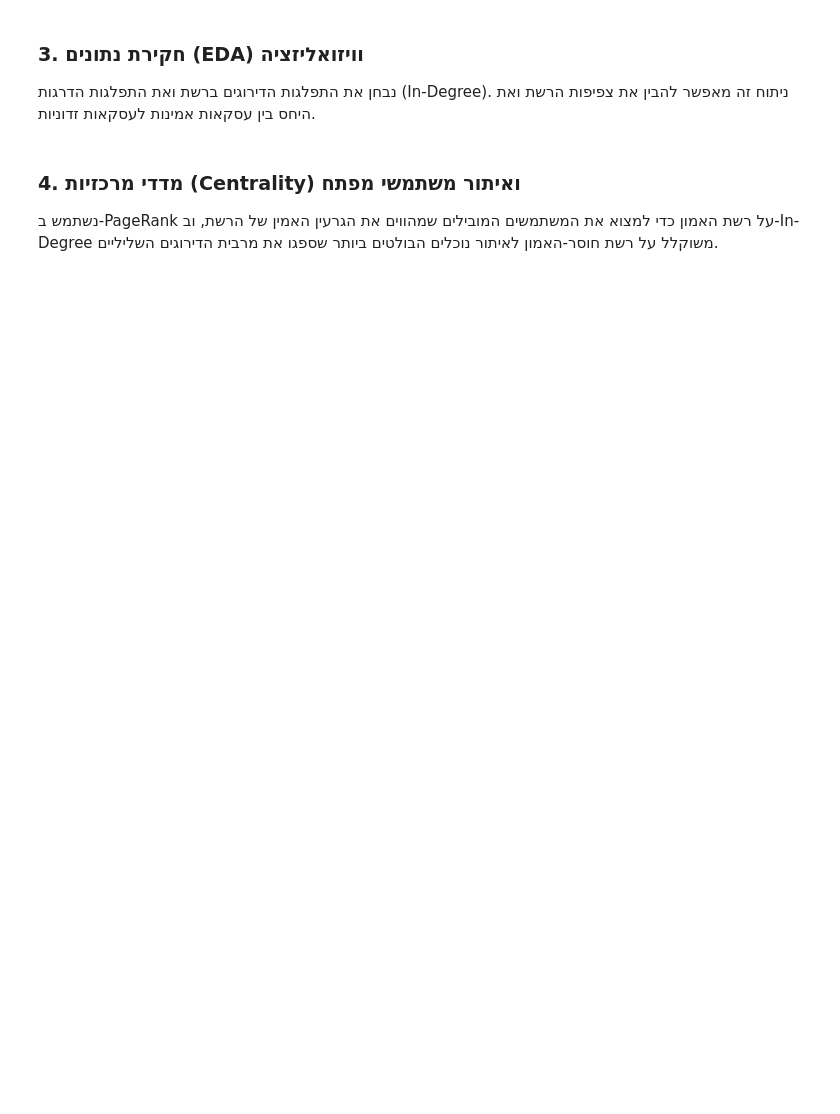
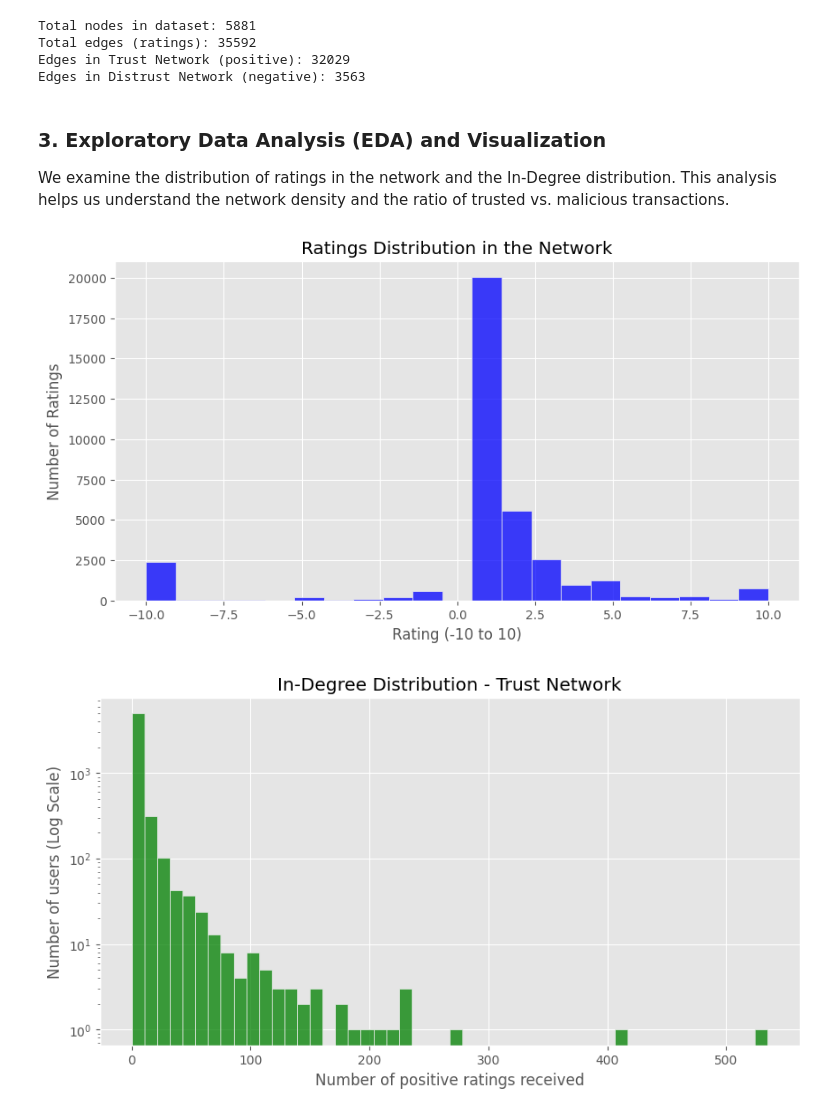
Before and after one commit to nevoiflah/Bitcoin-Trust-Network-Analysis, a Jupyter notebook: Bitcoin_Network_Analysis.ipynb, the cells around one changed output. Saved outputs shown, nothing was run; the diff lists cells and outputs as text; code cells hidden in the pictures; blank space fills up the shorter version.

```diff
--- a/Bitcoin_Network_Analysis.ipynb
+++ b/Bitcoin_Network_Analysis.ipynb
@@ -37,11 +54,11 @@ display(df.head())
 # %%
-# יצירת גרף מכוון
+# Create directed graph
 G = nx.from_pandas_edgelist(df, source='SOURCE', target='TARGET', edge_attr=['RATING', 'TIME'], create_using=nx.DiGraph())
 
-print(f"סה\"כ צמתים במאגר: {G.number_of_nodes()}")
-print(f"סה\"כ קשתות (דירוגים): {G.number_of_edges()}")
+print(f"Total nodes in dataset: {G.number_of_nodes()}")
+print(f"Total edges (ratings): {G.number_of_edges()}")
 
-# חלוקה לרשתות
+# Split into networks
 trust_edges = [(u, v, d) for u, v, d in G.edges(data=True) if d['RATING'] > 0]
 distrust_edges = [(u, v, d) for u, v, d in G.edges(data=True) if d['RATING'] < 0]
 
@@ -51,28 +68,33 @@ G_trust.add_edges_from(trust_edges)
 G_distrust = nx.DiGraph()
 G_distrust.add_edges_from(distrust_edges)
 
-print(f"קשתות ברשת האמון (חיובים): {G_trust.number_of_edges()}")
-print(f"קשתות ברשת חוסר האמון (שליליים): {G_distrust.number_of_edges()}")
+print(f"Edges in Trust Network (positive): {G_trust.number_of_edges()}")
+print(f"Edges in Distrust Network (negative): {G_distrust.number_of_edges()}")
+# %% [output]
+Total nodes in dataset: 5881
+Total edges (ratings): 35592
+Edges in Trust Network (positive): 32029
+Edges in Distrust Network (negative): 3563
-# %% [markdown]
-### 3. חקירת נתונים (EDA) וויזואליזציה
-נבחן את התפלגות הדירוגים ברשת ואת התפלגות הדרגות (In-Degree). ניתוח זה מאפשר להבין את צפיפות הרשת ואת היחס בין עסקאות אמינות לעסקאות זדוניות.
+# %% [markdown]
+### 3. Exploratory Data Analysis (EDA) and Visualization
+We examine the distribution of ratings in the network and the In-Degree distribution. This analysis helps us understand the network density and the ratio of trusted vs. malicious transactions.
 # %%
 plt.figure(figsize=(10, 5))
 sns.histplot(df['RATING'], bins=21, kde=False, color='blue')
-plt.title('התפלגות הדירוגים ברשת (Ratings Distribution)')
-plt.xlabel('דירוג (-10 עד 10)')
-plt.ylabel('מספר דירוגים')
+plt.title('Ratings Distribution in the Network')
+plt.xlabel('Rating (-10 to 10)')
+plt.ylabel('Number of Ratings')
 plt.show()
 
-# התפלגות דרגות נכנסות ברשת האמון
+# In-Degree distribution for Trust Network
 in_degrees_trust = [d for n, d in G_trust.in_degree()]
 plt.figure(figsize=(10, 5))
 sns.histplot(in_degrees_trust, bins=50, kde=False, color='green')
-plt.title('התפלגות דרגות נכנסות - רשת אמון (In-Degree Distribution)')
-plt.xlabel('מספר דירוגים חיוביים שהתקבלו')
-plt.ylabel('מספר משתמשים (Log Scale)')
-plt.yscale('log') # סקאלה לוגריתמית בגלל זנב ארוך (חוק החזקה)
+plt.title('In-Degree Distribution - Trust Network')
+plt.xlabel('Number of positive ratings received')
+plt.ylabel('Number of users (Log Scale)')
+plt.yscale('log') # Logarithmic scale for power-law tail
 plt.show()
+# %% [output]
+[figure, added]
+[figure, added]
-# %% [markdown]
-### 4. מדדי מרכזיות (Centrality) ואיתור משתמשי מפתח
-נשתמש ב-PageRank על רשת האמון כדי למצוא את המשתמשים המובילים שמהווים את הגרעין האמין של הרשת, וב-In-Degree משוקלל על רשת חוסר-האמון לאיתור נוכלים הבולטים ביותר שספגו את מרבית הדירוגים השליליים.
```
Also changed, not shown: parts of 21 cells of this notebook, 15 other files.
